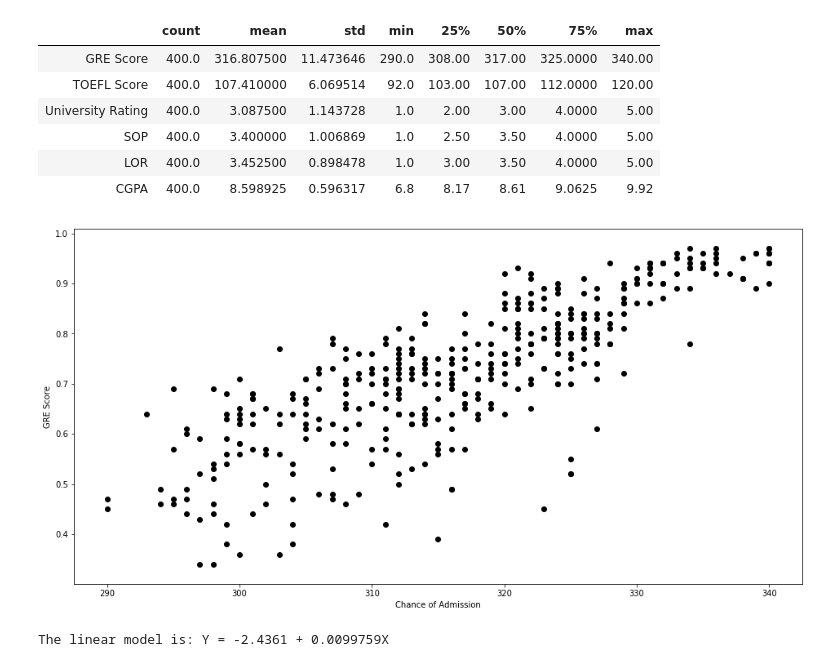
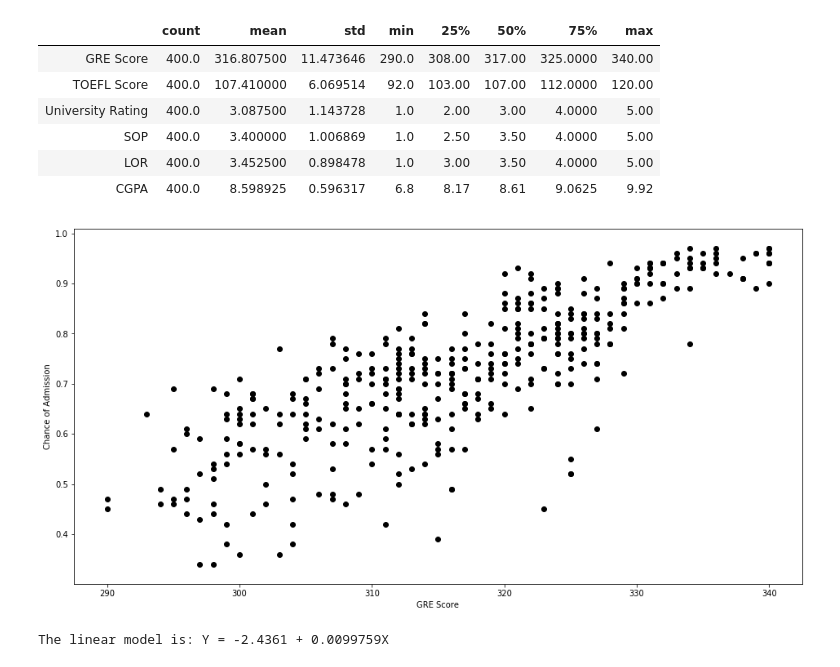
Before and after one commit to iannovic/datsascience, a Jupyter notebook: 1-linear-regression.ipynb, the cells around one changed output. Cells and saved outputs as stored; diff of their text form; code cells hidden in the pictures.

```diff
--- a/1-linear-regression.ipynb
+++ b/1-linear-regression.ipynb
@@ -61,21 +61,21 @@ data.describe().T[1:7]
 # %%
 # declare variables to represent the column names
 chanceOfAdmitColumn = 'Chance of Admit '
 greScoreColumn = 'GRE Score'
 
 # create and show the scatter plot of gre score vs. chance of admission
 
 plt.figure(figsize=(16, 8))
 plt.scatter(
     data[greScoreColumn],
     data[chanceOfAdmitColumn],
     c='black'
 )
-plt.xlabel("Chance of Admission")
-plt.ylabel("GRE Score")
+plt.xlabel("GRE Score")
+plt.ylabel("Chance of Admission")
 plt.show()
 # %% [output]
-[figure, old version]
+[figure, new version]
 # %%
 # get the linear regression best fit line
 
```
Also changed, not shown: parts of 3 cells of this notebook.
